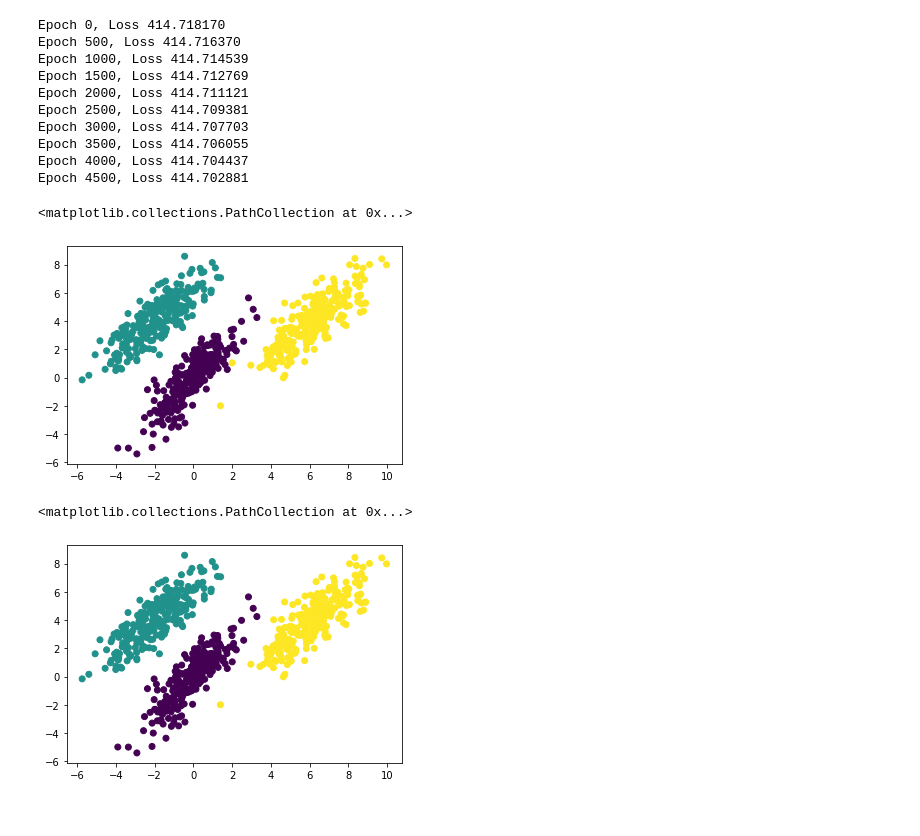
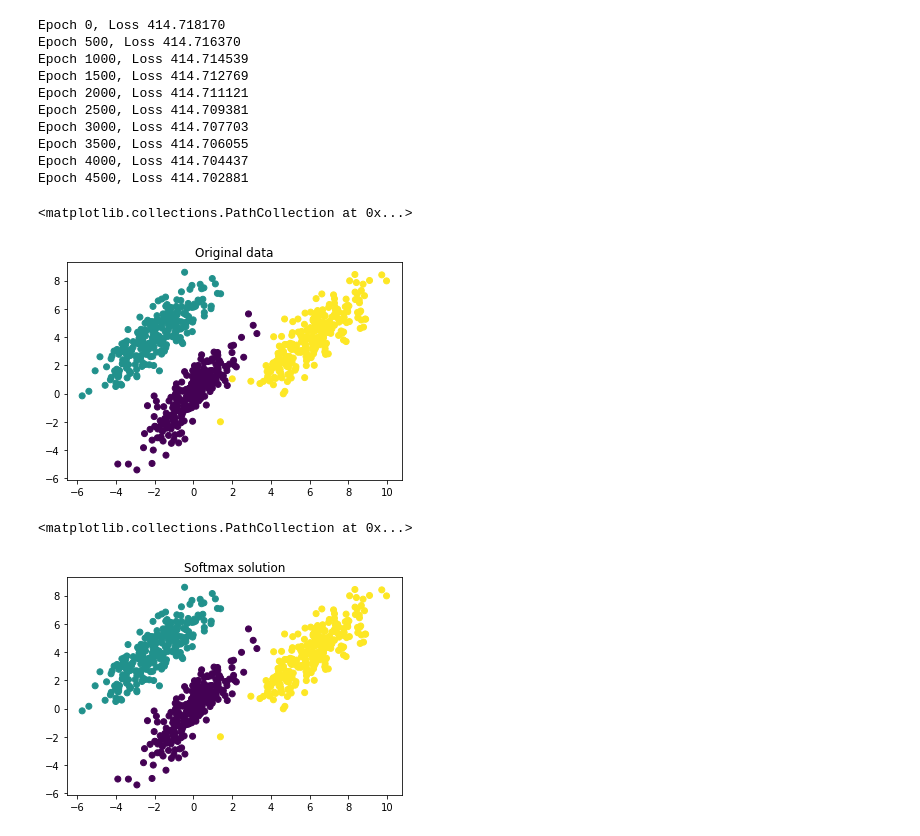
Before and after one commit to mario-dohr/my-college-lectures, a Jupyter notebook: DeepLearning/chapter-4.ipynb, the cells around one changed output. Drawn from its saved outputs; the diff is of its cells as text; code cells hidden in the pictures.

```diff
--- a/DeepLearning/chapter-4.ipynb
+++ b/DeepLearning/chapter-4.ipynb
@@ -312,12 +312,14 @@ Epoch 4500, Loss 414.702881
 y_p = model_softmax(X,w)
 y_c = y_p.argmax(dim=1)
 # %%
+plt.title('Original data')
 plt.scatter(X[:,0],X[:,1],c=y)
 # %% [output]
 <matplotlib.collections.PathCollection at 0x...>
-[figure, old version]
+[figure, new version]
 # %%
+plt.title('Softmax solution')
 plt.scatter(X[:,0],X[:,1],c=y_c)
 # %% [output]
 <matplotlib.collections.PathCollection at 0x...>
-[figure, old version]
+[figure, new version]
```
Also changed, not shown: parts of 6 cells of this notebook.
